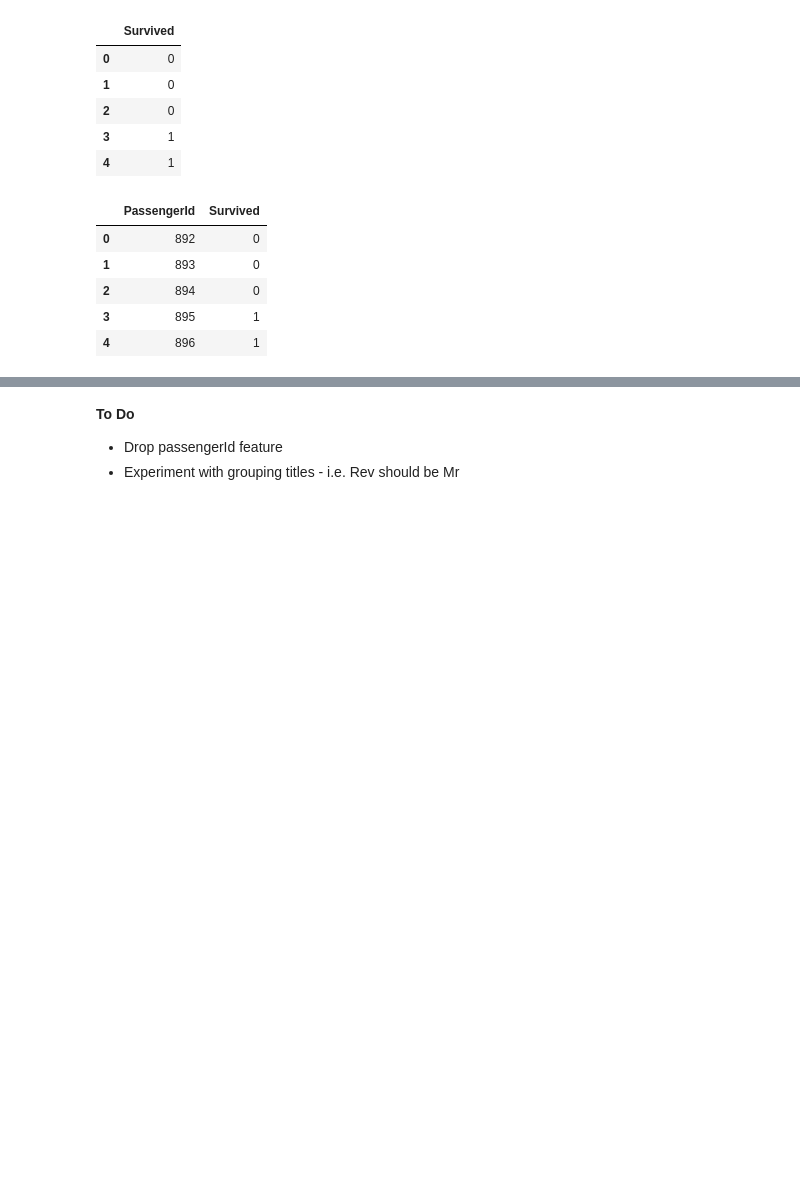
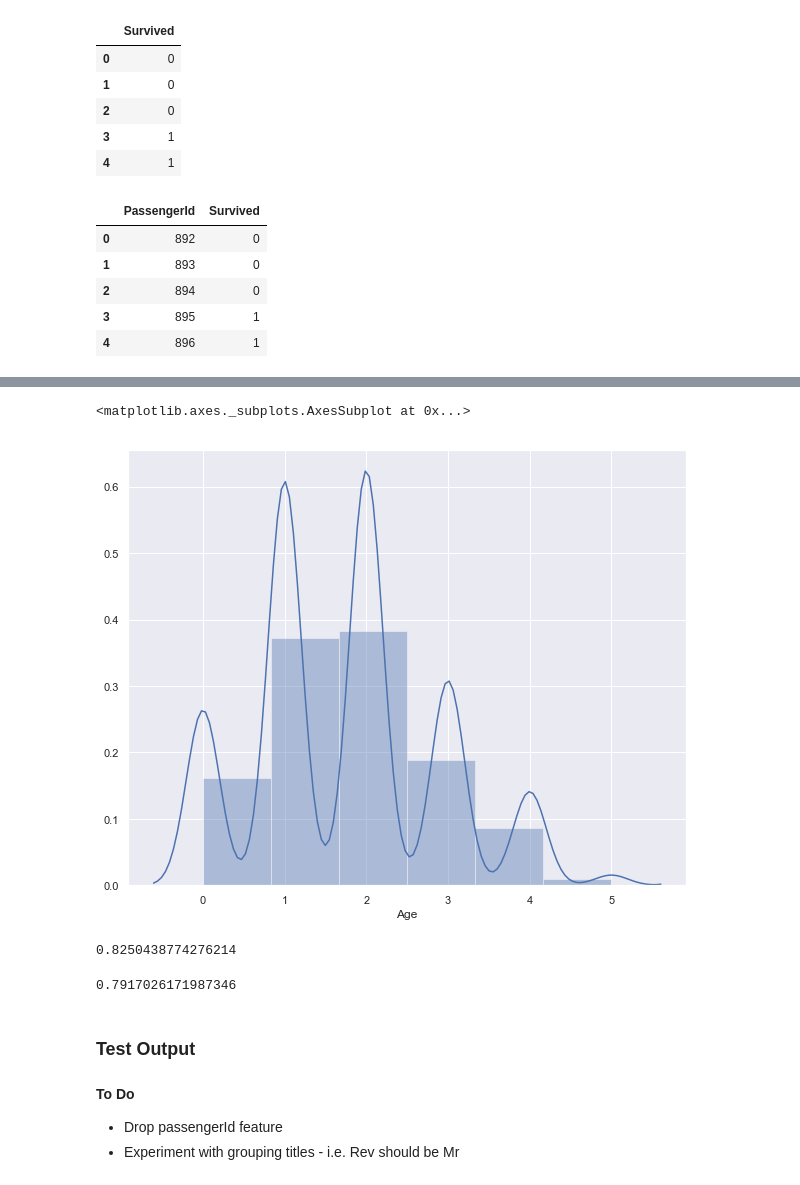
Before and after one commit to amypeniston/data-science-toolbox, a Jupyter notebook: kaggle_competitions/titanic/4_RF_Dev.ipynb, the cells around one changed output, grey strips where cells are left out. Drawn from its saved outputs; the diff is of its cells as text; code cells hidden in the pictures; blank space fills up the shorter version.

```diff
--- a/kaggle_competitions/titanic/4_RF_Dev.ipynb
+++ b/kaggle_competitions/titanic/4_RF_Dev.ipynb
@@ -455,0 +518,35 @@ submission_df.head()
+# %%
+def engineer_categorical_features(df):
+    temp = df.copy()
+
+    temp["Embarked"].fillna(temp["Embarked"].mode()[0], inplace=True)
+
+    titles = temp["Name"].str.split(', ', expand=True)[1].str.split(". ", expand=True)[0]
+    temp["Title"] = titles
+
+    #deck = temp["Cabin"].map(lambda x: substrings_in_string(x, cabin_list))
+    temp["Cabin"] = temp["Cabin"].fillna("U0")
+    deck = temp["Cabin"].map(lambda x: x[0])
+    temp["Deck"] = deck
+    decks = {"A": 1, "T": 1, "B": 2, "C": 3, "D": 4, "E": 5, "F": 6, "G": 7, "U": 8}
+    temp["Deck"] = temp["Deck"].map(decks)
+    temp["Deck"] = temp["Deck"].astype(int)
+
+    temp["Title"] = temp.apply(replace_rare_titles, axis=1)
+
+    ports = {"S": 0, "C": 1, "Q": 2}
+    temp["Embarked"] = temp["Embarked"].map(ports)
+
+    one_hot_cols = ["Title"]
+
+    for o in one_hot_cols:
+        dummies = pd.get_dummies(temp[o], prefix=o)
+        temp = pd.concat([temp, dummies], axis=1)
+
+    temp.drop(columns=list(cat_features) + ["Title", "PassengerId"], inplace=True)
+
+    return temp
+# %%
+train_z = engineer_numerical_features(train_)
+test_z = engineer_numerical_features(test_)
+train_z.head()
@@ -455,0 +570,4 @@ submission_df.head()
+# %%
+train_z = engineer_categorical_features(train_z)
+test_z = engineer_categorical_features(test_z)
+train_z.head()
@@ -455,0 +603,19 @@ submission_df.head()
+# %%
+sns.distplot(train_z["Age"], label="Raw", bins=6)
+# %% [output]
+<matplotlib.axes._subplots.AxesSubplot at 0x...>
+[figure, added]
+# %%
+X = train_z.copy()
+y = X.pop("Survived")
+rf = RandomForestClassifier(n_estimators=1000, random_state=SEED)
+rf.fit(X, y)
+scores = cross_val_score(rf, X, y, cv=5)
+scores.mean()
+# %% [output]
+0.8250438774276214
+# %%
+yhat = cross_val_predict(rf, X, y, cv=5)
+roc_auc_score(y, yhat)
+# %% [output]
+0.7917026171987346
@@ -455,0 +625,2 @@ submission_df.head()
+# %% [markdown]
+### Test Output
```
Also changed, not shown: parts of 24 cells of this notebook, 1 other file.
